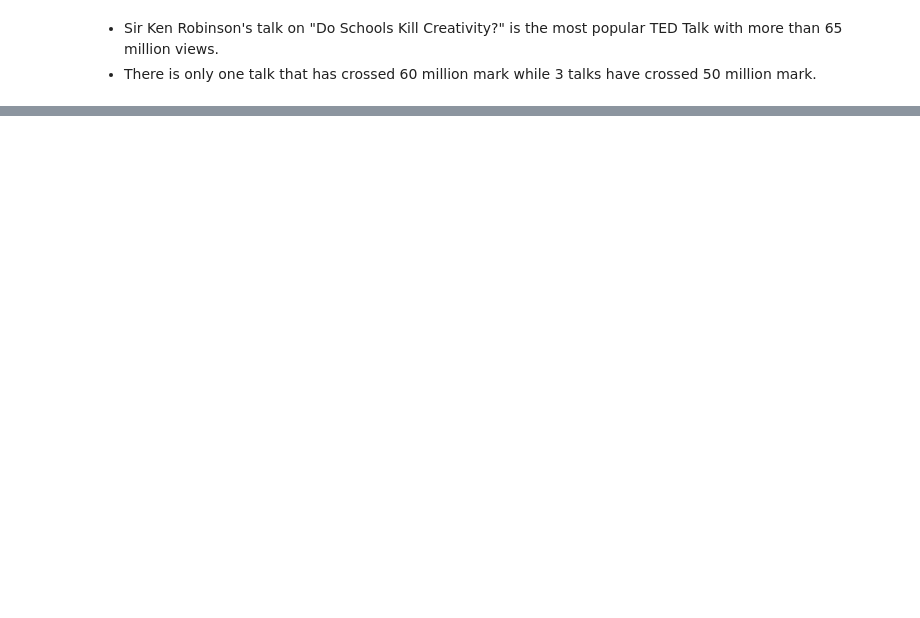
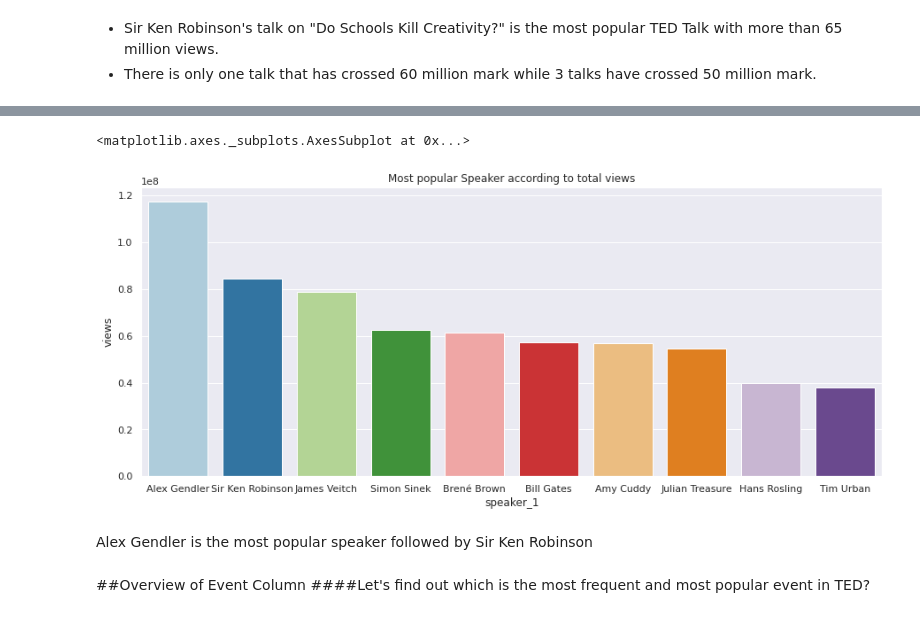
Before and after one commit to Aayushi-Sharma24/TedTalks_Views_Prediction_Regression, a Jupyter notebook: AS_Ted_Talks_Views_Prediction_Capstone_Project.ipynb, the cells around one changed output, grey strips where cells are left out. Drawn from its saved outputs; the diff is of its cells as text; code cells hidden in the pictures; blank space fills up the shorter version.

```diff
--- a/AS_Ted_Talks_Views_Prediction_Capstone_Project.ipynb
+++ b/AS_Ted_Talks_Views_Prediction_Capstone_Project.ipynb
@@ -226,0 +229,3 @@ sns.barplot(x='speaker_1', y='views', data=popular_df,palette="GnBu_r")
+# %%
+popular_speaker_df = df.groupby('speaker_1').agg({'views':'sum'}).nlargest(10,['views']).reset_index()
+popular_speaker_df
@@ -226,0 +244,12 @@ sns.barplot(x='speaker_1', y='views', data=popular_df,palette="GnBu_r")
+# %%
+plt.figure(figsize=(15,6))
+plt.title('Most popular Speaker according to total views')
+sns.barplot(x='speaker_1', y='views', data=popular_speaker_df,palette='Paired')
+# %% [output]
+<matplotlib.axes._subplots.AxesSubplot at 0x...>
+[figure, added]
+# %% [markdown]
+Alex Gendler is the most popular speaker followed by Sir Ken Robinson
+# %% [markdown]
+##Overview of Event Column
+####Let's find out which is the most frequent and most popular event in TED?
```
Also changed, not shown: parts of 44 cells of this notebook.
